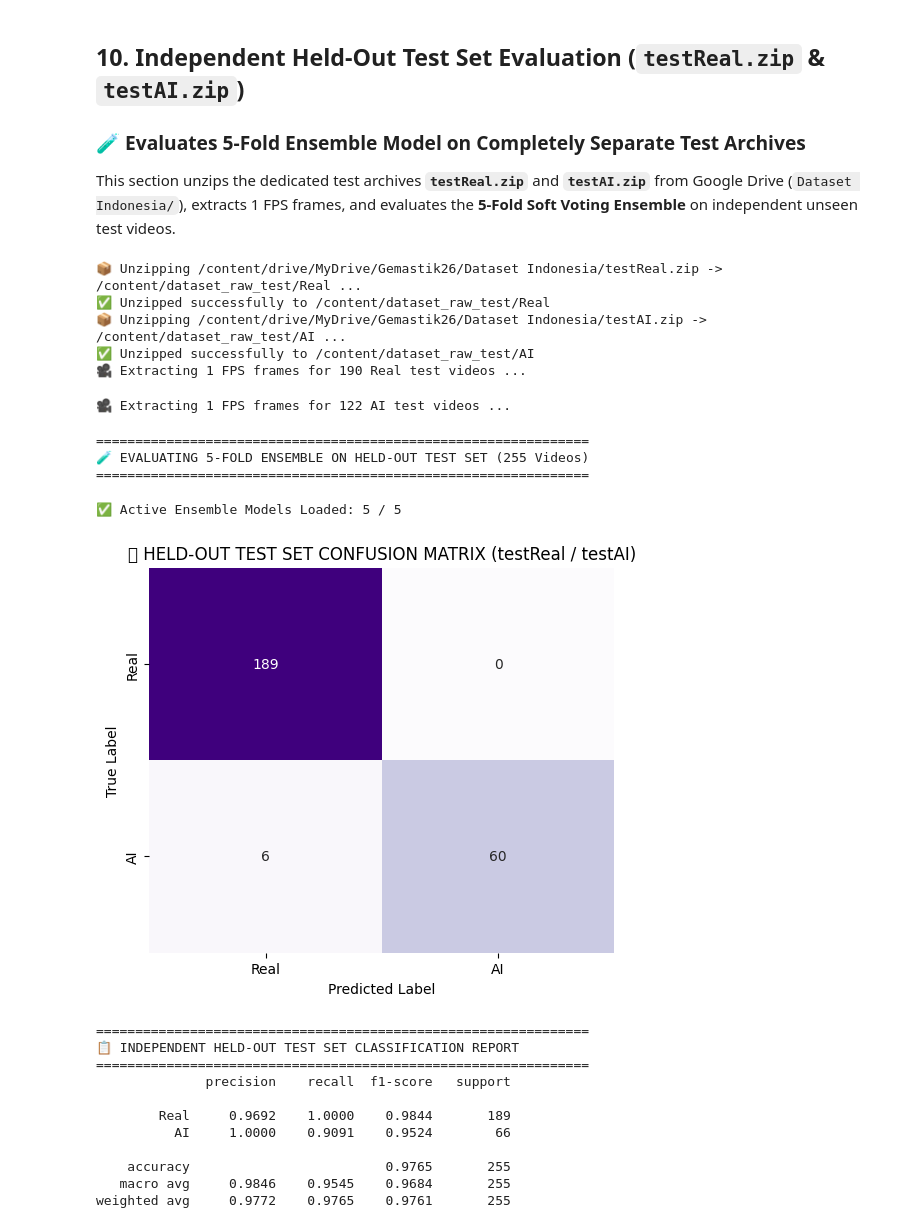
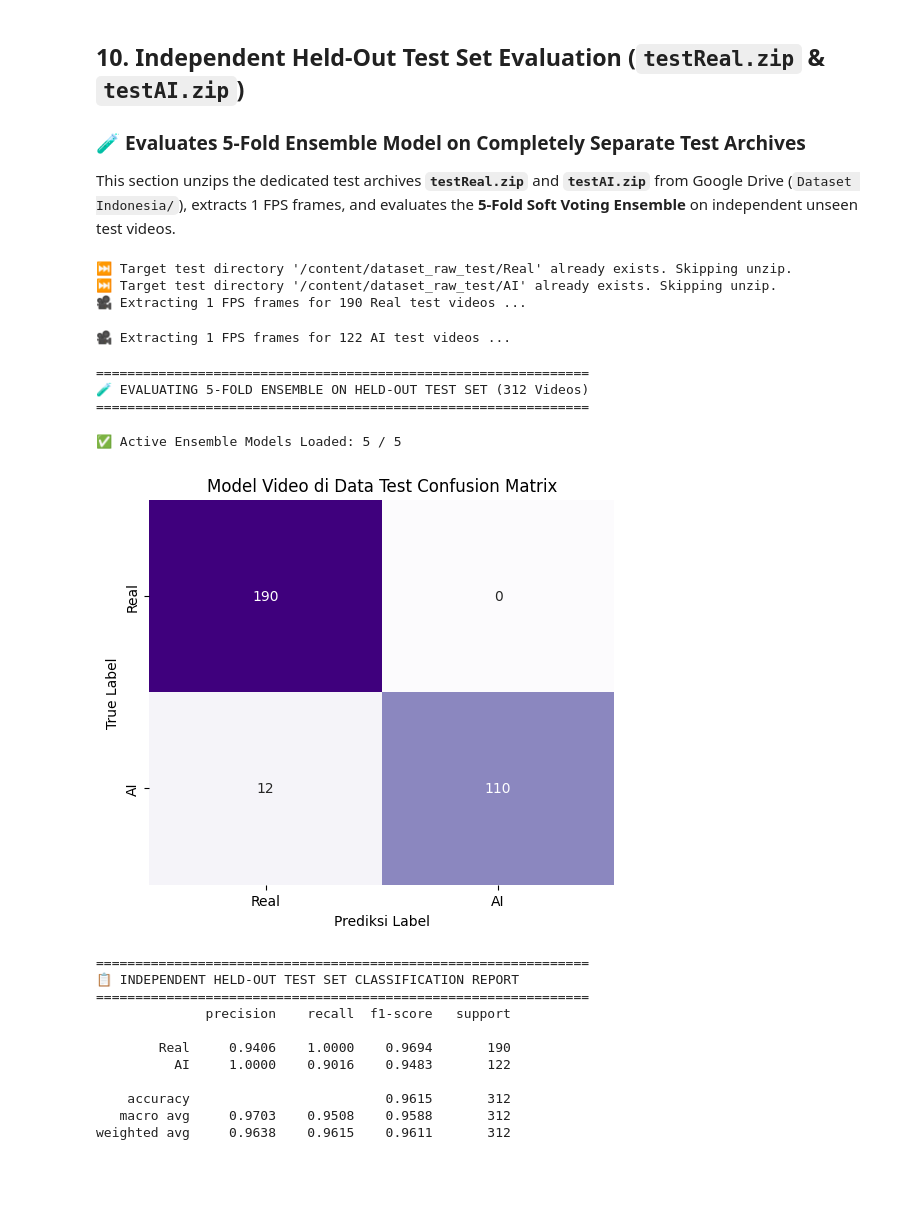
Before and after one commit to putrahadiyanto/mancing-tipu, a Jupyter notebook: notebook/revision1/kfold_video_ai_detection.ipynb, the cells around one changed output. Saved outputs shown, nothing was run; the diff lists cells and outputs as text; code cells hidden in the pictures; blank space fills up the shorter version.

```diff
--- a/notebook/revision1/kfold_video_ai_detection.ipynb
+++ b/notebook/revision1/kfold_video_ai_detection.ipynb
@@ -244,6 +249,20 @@ for cls in CLASSES:
             continue
         extract_frames(vid, out_v_dir, target_fps=1.0, max_frames=30)
 
+
+def extract_frames_ffmpeg(video_path, output_dir, target_fps=1.0, max_frames=30):
+    """ffmpeg fallback for videos that OpenCV cannot decode (VP9/AV1/H.265 etc.)."""
+    os.makedirs(output_dir, exist_ok=True)
+    video_name = Path(video_path).stem
+    pattern = os.path.join(output_dir, f"{video_name}_frame_%04d.jpg")
+    cmd = [
+        "ffmpeg", "-y", "-i", video_path,
+        "-vf", f"fps={target_fps}", "-frames:v", str(max_frames),
+        pattern
+    ]
+    subprocess.run(cmd, stdout=subprocess.DEVNULL, stderr=subprocess.DEVNULL)
+    return len(glob.glob(os.path.join(output_dir, "*.jpg")))
+
 print("✅ Frame extraction complete!")
 # %% [output]
 ⏭️ Target directory '/content/dataset_raw/Real' already exists. Skipping unzip.
@@ -574,7 +604,7 @@ for fold_idx, (fold_name, res) in enumerate(oof_predictions.items()):
     all_targets_combined.extend(y_true)
     all_preds_combined.extend(y_pred)
 
-    cm = confusion_matrix(y_true, y_pred)
+    cm = confusion_matrix(y_true, y_pred, labels=[0, 1])
     sns.heatmap(cm, annot=True, fmt="d", cmap="Blues", cbar=False, ax=axes[fold_idx],
                 xticklabels=CLASSES, yticklabels=CLASSES)
     axes[fold_idx].set_title(f"{fold_name.upper()} Confusion Matrix")
@@ -582,7 +612,7 @@ for fold_idx, (fold_name, res) in enumerate(oof_predictions.items()):
     axes[fold_idx].set_ylabel("True Label")
 
 # Plot Overall Combined Out-of-Fold Confusion Matrix
-cm_overall = confusion_matrix(all_targets_combined, all_preds_combined)
+cm_overall = confusion_matrix(all_targets_combined, all_preds_combined, labels=[0, 1])
 sns.heatmap(cm_overall, annot=True, fmt="d", cmap="Greens", cbar=False, ax=axes[5],
             xticklabels=CLASSES, yticklabels=CLASSES)
 axes[5].set_title("🏆 OVERALL 5-FOLD COMBINED CONFUSION MATRIX")
@@ -593,7 +623,7 @@ plt.tight_layout()
 plt.show()
 
 print("\n===============================================================")
-print("📋 OVERALL OUT-OF-FOLD CLASSIFICATION REPORT (100% TEST DATASET)")
+print("📋 OVERALL OUT-OF-FOLD CLASSIFICATION REPORT (100% DATASET, VIDEO-LEVEL)")
 print("===============================================================")
 print(classification_report(all_targets_combined, all_preds_combined, target_names=CLASSES, digits=4))
 # %% [output]
@@ -667,6 +697,7 @@ def predict_video_kfold_ensemble(video_path, target_fps=1.0, max_frames=30):
 
 This section unzips the dedicated test archives **`testReal.zip`** and **`testAI.zip`** from Google Drive (`Dataset Indonesia/`), extracts 1 FPS frames, and evaluates the **5-Fold Soft Voting Ensemble** on independent unseen test videos.
 # %%
+import os
 # Independent Test Zip Paths in Google Drive
 ZIP_TEST_PATHS = {
     "Real": [
@@ -719,7 +750,12 @@ for cls in CLASSES:
         out_v_dir = os.path.join(cls_frames_dir, v_stem)
         if os.path.exists(out_v_dir) and len(os.listdir(out_v_dir)) > 0:
             continue
-        extract_frames(vid, out_v_dir, target_fps=1.0, max_frames=30)
+        n_frames = extract_frames(vid, out_v_dir, target_fps=1.0, max_frames=30)
+        if n_frames == 0:
+            # OpenCV failed to decode (e.g. VP9/AV1/H.265) -> ffmpeg fallback
+            n_frames = extract_frames_ffmpeg(vid, out_v_dir, target_fps=1.0, max_frames=30)
+        if n_frames == 0:
+            print(f"⚠️ WARNING: Could not extract any frames from test video: {vid}")
 
 # Evaluate 5-Fold Soft Voting Ensemble on Independent Test Set
 test_video_samples = []
@@ -732,6 +768,18 @@ for label_idx, cls in enumerate(CLASSES):
         frames = glob.glob(os.path.join(vf, "*.jpg"))
         if frames:
             test_video_samples.append((vf, frames, label_idx, Path(vf).name))
+
+eval_stems = {Path(vf).name for vf, _, _, _ in test_video_samples}
+raw_test_stems = set()
+for cls in CLASSES:
+    cls_dir = os.path.join(LOCAL_RAW_TEST_DIR, cls)
+    if not os.path.exists(cls_dir):
+        continue
+    for ext in ("*.mp4", "*.avi", "*.mov", "*.mkv", "*.MP4", "*.AVI", "*.MOV", "*.MKV"):
+        raw_test_stems.update(Path(vf).stem for vf in glob.glob(os.path.join(cls_dir, "**", ext), recursive=True))
+dropped_stems = sorted(raw_test_stems - eval_stems)
+if dropped_stems:
+    print(f"⚠️ WARNING: {len(dropped_stems)} test videos produced 0 frames and were EXCLUDED from evaluation: {dropped_stems[:20]}{'...' if len(dropped_stems) > 20 else ''}")
 
 print(f"\n===============================================================")
 print(f"🧪 EVALUATING 5-FOLD ENSEMBLE ON HELD-OUT TEST SET ({len(test_video_samples)} Videos)")
@@ -758,53 +806,51 @@ if len(ensemble_models) > 0 and len(test_video_samples) > 0:
         fold_probs = []
         with torch.no_grad():
             for m in ensemble_models:
-                with torch.cuda.amp.autocast():
+                with torch.amp.autocast("cuda"):
                     outputs = m(tensors)
                     probs = F.softmax(outputs.logits if hasattr(outputs, 'logits') else outputs, dim=-1).cpu().numpy()
                 fold_probs.append(np.mean(probs, axis=0))
 
         ens_prob = np.mean(fold_probs, axis=0)
         pred_lbl = int(np.argmax(ens_prob))
         y_true_test.append(true_label)
         y_pred_test.append(pred_lbl)
         video_confidences.append(float(ens_prob[pred_lbl]))
 
     # Plot Independent Test Set Confusion Matrix
     fig, ax = plt.subplots(figsize=(6, 5))
-    cm_test = confusion_matrix(y_true_test, y_pred_test)
+    cm_test = confusion_matrix(y_true_test, y_pred_test, labels=[0, 1])
     sns.heatmap(cm_test, annot=True, fmt="d", cmap="Purples", cbar=False, ax=ax,
                 xticklabels=CLASSES, yticklabels=CLASSES)
-    ax.set_title("Video Model on Data Test Confusion Matrix")
-    ax.set_xlabel("Predicted Label")
+    ax.set_title("Model Video di Data Test Confusion Matrix")
+    ax.set_xlabel("Prediksi Label")
     ax.set_ylabel("True Label")
     plt.show()
 
     print("\n===============================================================")
     print("📋 INDEPENDENT HELD-OUT TEST SET CLASSIFICATION REPORT")
     print("===============================================================")
     print(classification_report(y_true_test, y_pred_test, target_names=CLASSES, digits=4))
 else:
     print("ℹ️ Test video samples or fine-tuned fold checkpoints not ready for test evaluation.")
 # %% [output]
-📦 Unzipping /content/drive/MyDrive/Gemastik26/Dataset Indonesia/testReal.zip -> /content/dataset_raw_test/Real ...
-✅ Unzipped successfully to /content/dataset_raw_test/Real
-📦 Unzipping /content/drive/MyDrive/Gemastik26/Dataset Indonesia/testAI.zip -> /content/dataset_raw_test/AI ...
-✅ Unzipped successfully to /content/dataset_raw_test/AI
+⏭️ Target test directory '/content/dataset_raw_test/Real' already exists. Skipping unzip.
+⏭️ Target test directory '/content/dataset_raw_test/AI' already exists. Skipping unzip.
 🎥 Extracting 1 FPS frames for 190 Real test videos ...
 🎥 Extracting 1 FPS frames for 122 AI test videos ...
 ===============================================================
-🧪 EVALUATING 5-FOLD ENSEMBLE ON HELD-OUT TEST SET (255 Videos)
+🧪 EVALUATING 5-FOLD ENSEMBLE ON HELD-OUT TEST SET (312 Videos)
 ===============================================================
 ✅ Active Ensemble Models Loaded: 5 / 5
-[figure, old version]
+[figure, new version]
 ===============================================================
 📋 INDEPENDENT HELD-OUT TEST SET CLASSIFICATION REPORT
 ===============================================================
               precision    recall  f1-score   support
 
-        Real     0.9692    1.0000    0.9844       189
-          AI     1.0000    0.9091    0.9524        66
+        Real     0.9406    1.0000    0.9694       190
+          AI     1.0000    0.9016    0.9483       122
 
-    accuracy                         0.9765       255
-   macro avg     0.9846    0.9545    0.9684       255
-weighted avg     0.9772    0.9765    0.9761       255
+    accuracy                         0.9615       312
+   macro avg     0.9703    0.9508    0.9588       312
+weighted avg     0.9638    0.9615    0.9611       312
```
Also changed, not shown: parts of 5 cells of this notebook, 8 other files.
